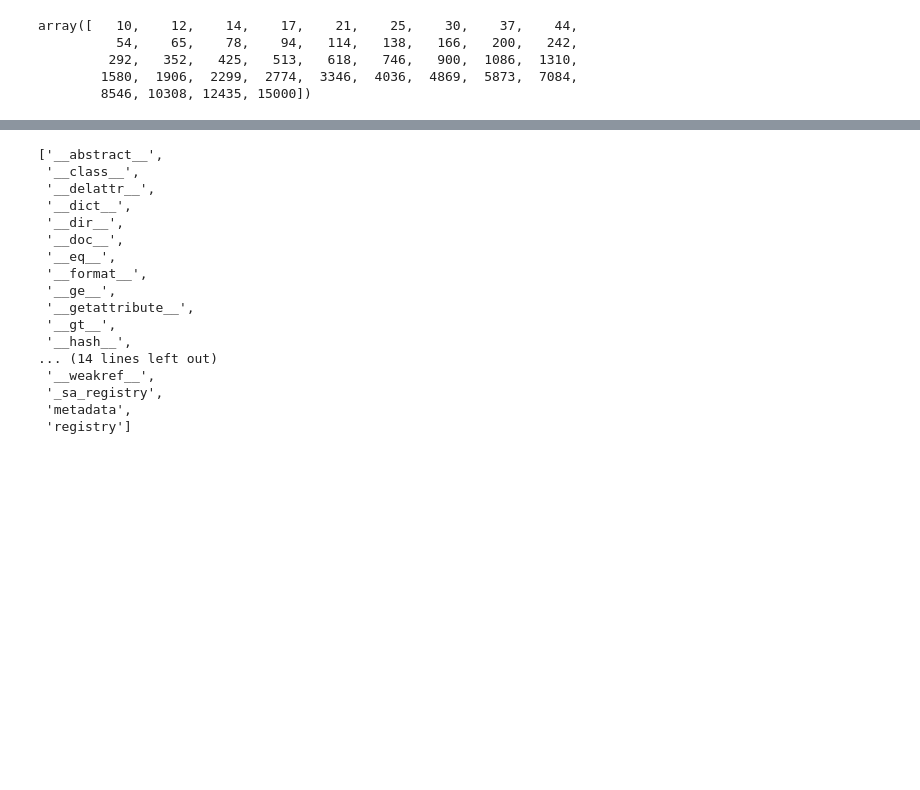
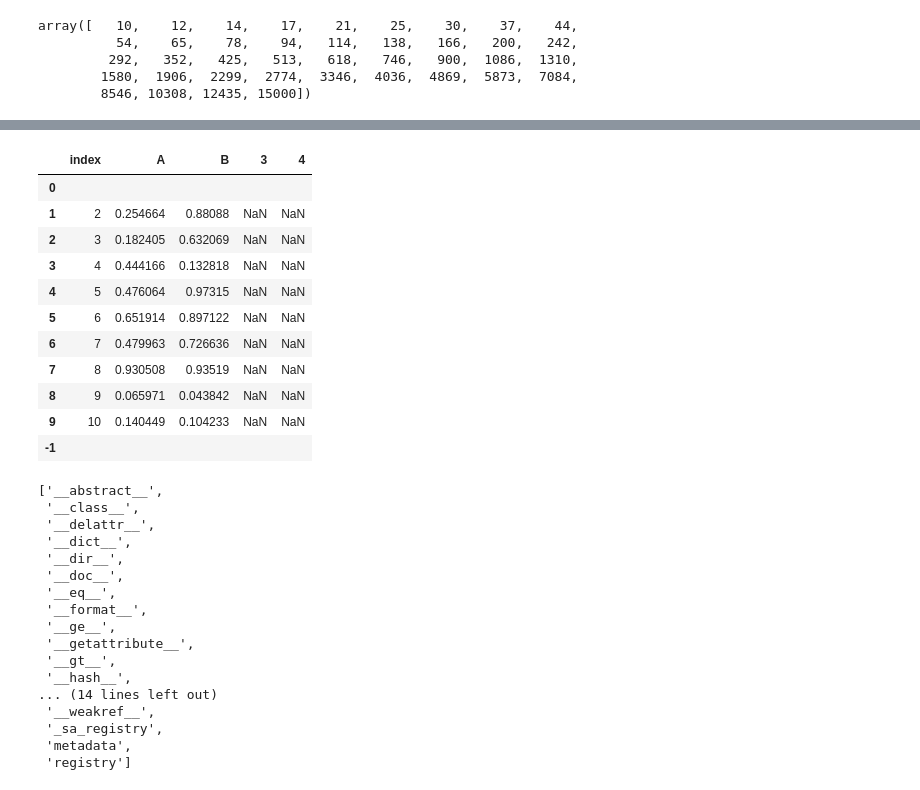
Before and after one commit to dmikan/OptimGL2025, a Jupyter notebook: notebooks/test.ipynb, the cells around one changed output, grey strips where cells are left out. Cells and saved outputs as stored; diff of their text form; code cells hidden in the pictures; blank space fills up the shorter version.

```diff
--- a/notebooks/test.ipynb
+++ b/notebooks/test.ipynb
@@ -129,0 +133,4 @@ array([   10,    12,    14,    17,    21,    25,    30,    37,    44,
+# %%
+# crear un dataframe de 10 filas y 2 columnas con valores aleatorios entre 0 y 1
+df = pd.DataFrame(np.random.rand(10, 2), columns=['A', 'B'])
+df
@@ -129,0 +149,2 @@ array([   10,    12,    14,    17,    21,    25,    30,    37,    44,
+# %%
+df.insert(0, "index", range(1, len(df) + 1))
@@ -129,0 +175,9 @@ array([   10,    12,    14,    17,    21,    25,    30,    37,    44,
+# %%
+import string
+# Columnas actuales
+current_cols = df.columns.tolist()
+
+# Si faltan columnas, las añadimos con nombres automáticos
+if len(current_cols) < 5:
+    for col in range(len(current_cols), 5):
+        df[col] = np.nan
@@ -130,3 +198,20 @@ array([   10,    12,    14,    17,    21,    25,    30,    37,    44,
+# %%
+df.loc[0] = [""] * len(df.columns)
+# %%
+df
+# %% [output]
+|  | index | A | B | 3 | 4 |
+| 0 |  |  |  |  |  |
+| 1 | 2 | 0.254664 | 0.88088 | NaN | NaN |
+| 2 | 3 | 0.182405 | 0.632069 | NaN | NaN |
+| 3 | 4 | 0.444166 | 0.132818 | NaN | NaN |
+| 4 | 5 | 0.476064 | 0.97315 | NaN | NaN |
+| 5 | 6 | 0.651914 | 0.897122 | NaN | NaN |
+| 6 | 7 | 0.479963 | 0.726636 | NaN | NaN |
+| 7 | 8 | 0.930508 | 0.93519 | NaN | NaN |
+| 8 | 9 | 0.065971 | 0.043842 | NaN | NaN |
+| 9 | 10 | 0.140449 | 0.104233 | NaN | NaN |
+| -1 |  |  |  |  |  |
 # %%
 # ver atributos y metodos que posee
 dir(Base)
```
Also changed, not shown: parts of 6 cells of this notebook, 8 other files.
